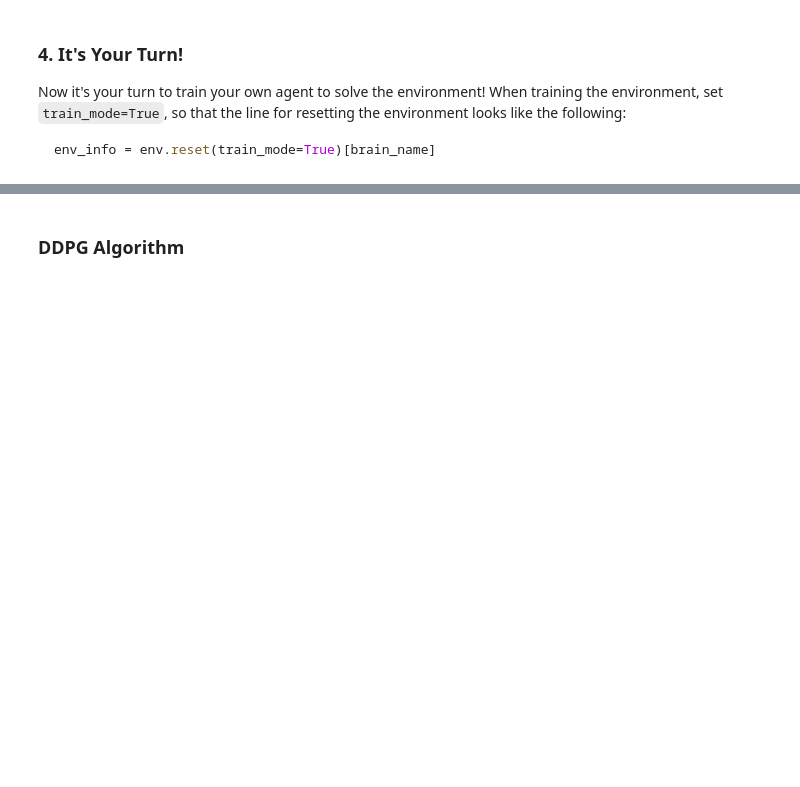
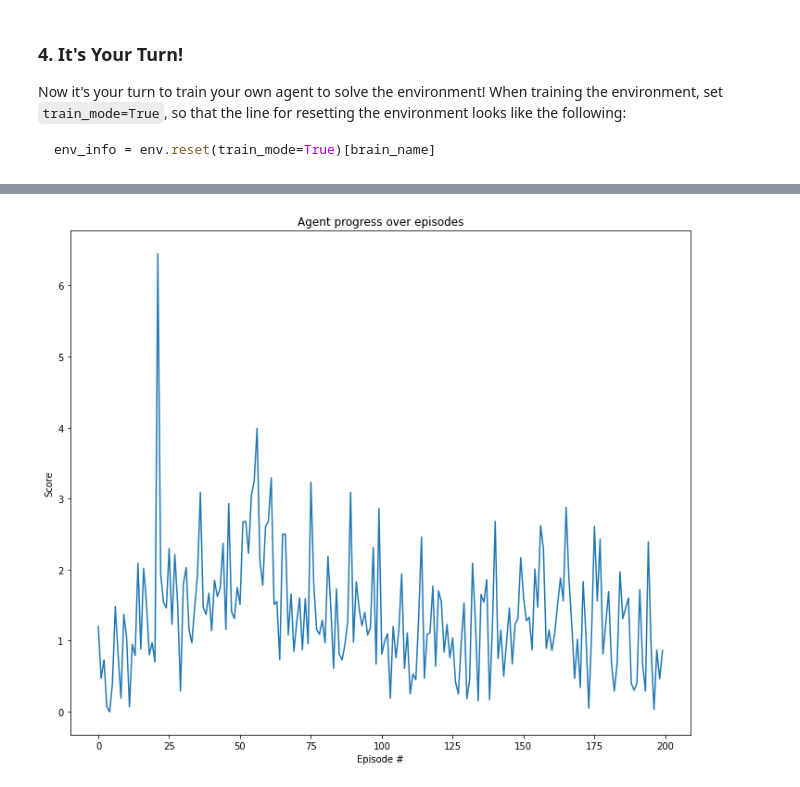
Before and after one commit to Ohtar10/drlnd, a Jupyter notebook: continuous-control/Continuous_Control.ipynb, the cells around one changed output, grey strips where cells are left out. Cells and saved outputs as stored; diff of their text form; code cells hidden in the pictures; blank space fills up the shorter version.

````diff
--- a/continuous-control/Continuous_Control.ipynb
+++ b/continuous-control/Continuous_Control.ipynb
@@ -27,7 +27,7 @@ For instance, if you are using a Mac, then you downloaded `Reacher.app`.  If thi
 env = UnityEnvironment(file_name="Reacher.app")
 ```
 # %%
-env = UnityEnvironment(file_name='./Reacher_x20_Linux/Reacher.x86_64')
+env = UnityEnvironment(file_name='./Reacher_x1_Linux/Reacher.x86_64')
 # %% [output]
 INFO:unityagents:
 'Academy' started successfully!
@@ -289,9 +246,10 @@ class ReplayBuffer:
         return len(self.memory)
 # %%
-import copy
+class OUNoise:
+    """Ornstein-Uhlenbeck process."""
 
-class OUNoise:
-    def __init__(self, size: int, seed: int, mu: int=0, theta: float=0.15, sigma: float=0.2) -> None:
+    def __init__(self, size, seed, mu=0., theta=0.15, sigma=0.1):
+        """Initialize parameters and noise process."""
         self.mu = mu * np.ones(size)
         self.theta = theta
         self.sigma = sigma
@@ -299,10 +257,13 @@ class OUNoise:
         self.reset()
 
     def reset(self):
+        """Reset the internal state (= noise) to mean (mu)."""
         self.state = copy.copy(self.mu)
 
     def sample(self):
+        """Update internal state and return it as a noise sample."""
         x = self.state
-        dx = self.theta * (self.mu - x) + self.sigma * np.array([random.random() for i in range(len(x))])
+        # dx = self.theta * (self.mu - x) + self.sigma * np.array([random.random() for i in range(len(x))])
+        dx = self.theta * (self.mu - x) + self.sigma * np.random.randn(len(x))
         self.state = x + dx
         return self.state
@@ -428,5 +412,3 @@ class Agent:
-# %% [markdown]
-### DDPG Algorithm
 # %%
 from tqdm import tqdm
 
@@ -484,31 +456,15 @@ def ddpg(
     return scores
 # %%
-%%time
-# device = "cuda" if torch.cuda.is_available() else "cpu"
-device = "cpu"
-env_wrapper = EnvWrapper(env, brain_name)
-state = env_wrapper.reset(True)
-state_size = env_wrapper.get_state_size()[1]
-action_size = env_wrapper.get_action_size()
-random_seed = 123
-# writer = SummaryWriter(log_dir="./tensorboard/")
-
-noise = OUNoise(action_size, random_seed, theta=0.15, sigma=0.1)
+device = "cuda" if torch.cuda.is_available() else "cpu"
 agent = Agent(
     state_size,
     action_size,
-    random_seed,
-    device=device,
+    random_seed=222,
     buffer_size=int(1e6),
-    batch_size=128,
-    tau=1e-3,
     lr_actor=2e-4,
     lr_critic=2e-3,
-    gamma=0.99,
-    update_every=1,
-    noise=noise)
-
-scores = ddpg(agent, env_wrapper, n_episodes=200, max_t=1000, add_action_noise=True)
+    device=device)
+scores = ddpg(agent, env, n_episodes=200, max_t=1000)
 # %%
 import matplotlib.pyplot as plt
 
@@ -526,3 +482,7 @@ def plot_scores(scores):
     plt.xlabel("Episode #")
     plt.title("Agent progress over episodes")
     plt.show()
+# %%
+plot_scores(scores)
+# %% [output]
+[figure, added]
````
Also changed, not shown: parts of 13 cells of this notebook, 1 other file.
